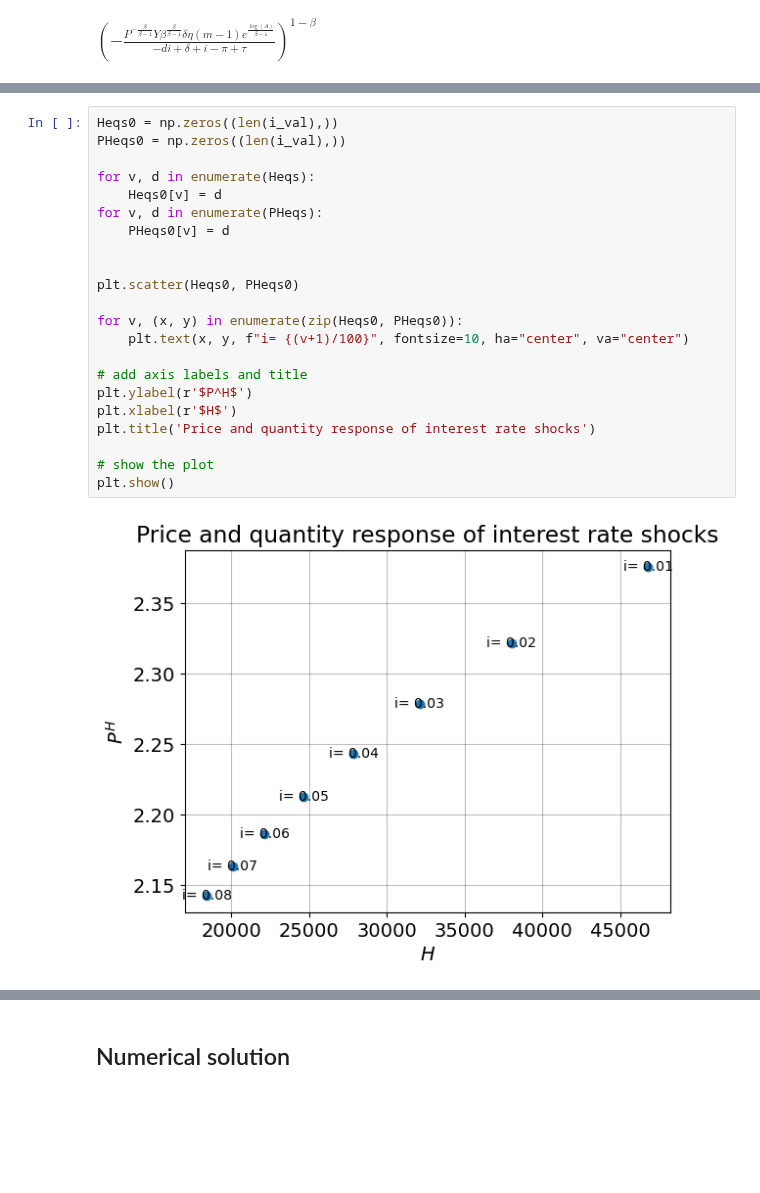
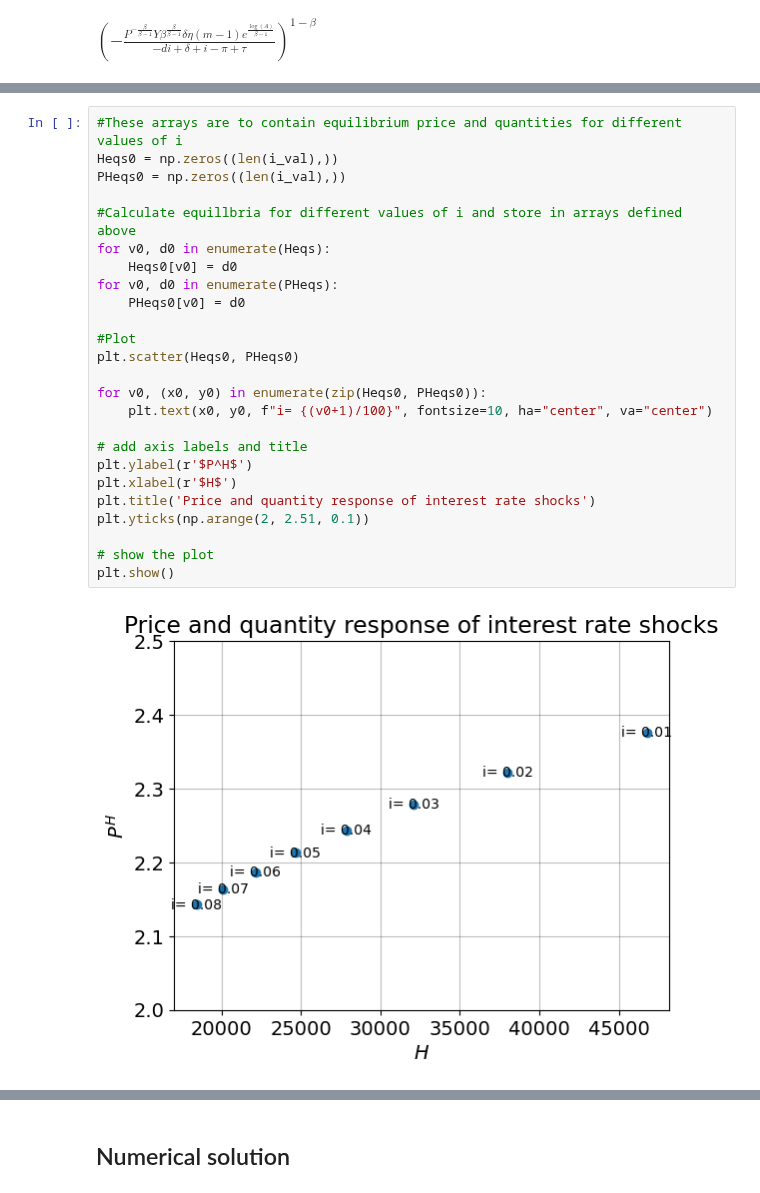
Before and after one commit to NumEconCopenhagen/projects-2023-vennerne, a Jupyter notebook: modelproject/modelproject.ipynb, the cells around one changed output, grey strips where cells are left out. Cells and saved outputs as stored; diff of their text form; blank space fills up the shorter version.

```diff
--- a/modelproject/modelproject.ipynb
+++ b/modelproject/modelproject.ipynb
@@ -243,24 +246,27 @@ PHeqs = eq_PH_func(A_val,Y_val,beta_val,delta_val,eta_val,m_val,P_val,d_val,i_va
 # %%
+#These arrays are to contain equilibrium price and quantities for different values of i
 Heqs0 = np.zeros((len(i_val),))
 PHeqs0 = np.zeros((len(i_val),))
 
-for v, d in enumerate(Heqs):
-    Heqs0[v] = d
-for v, d in enumerate(PHeqs):
-    PHeqs0[v] = d
+#Calculate equillbria for different values of i and store in arrays defined above
+for v0, d0 in enumerate(Heqs):
+    Heqs0[v0] = d0
+for v0, d0 in enumerate(PHeqs):
+    PHeqs0[v0] = d0
 
-
+#Plot
 plt.scatter(Heqs0, PHeqs0)
 
-for v, (x, y) in enumerate(zip(Heqs0, PHeqs0)):
-    plt.text(x, y, f"i= {(v+1)/100}", fontsize=10, ha="center", va="center")
+for v0, (x0, y0) in enumerate(zip(Heqs0, PHeqs0)):
+    plt.text(x0, y0, f"i= {(v0+1)/100}", fontsize=10, ha="center", va="center")
 
 # add axis labels and title
 plt.ylabel(r'$P^H$')
 plt.xlabel(r'$H$')
 plt.title('Price and quantity response of interest rate shocks')
+plt.yticks(np.arange(2, 2.51, 0.1))
 
 # show the plot
 plt.show()
 # %% [output]
-[figure, old version]
+[figure, new version]
```
Also changed, not shown: parts of 32 cells of this notebook, 2 other files.
